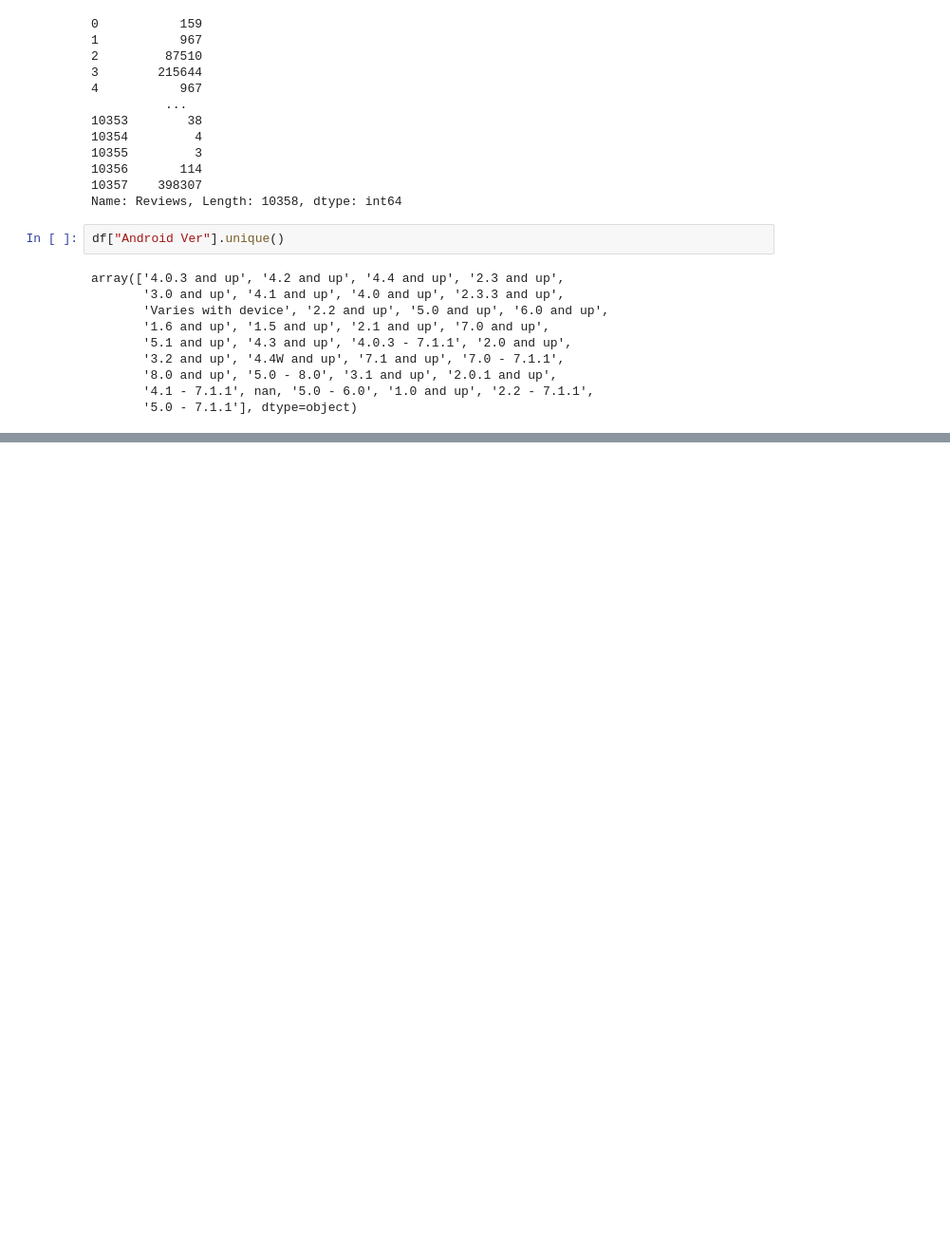
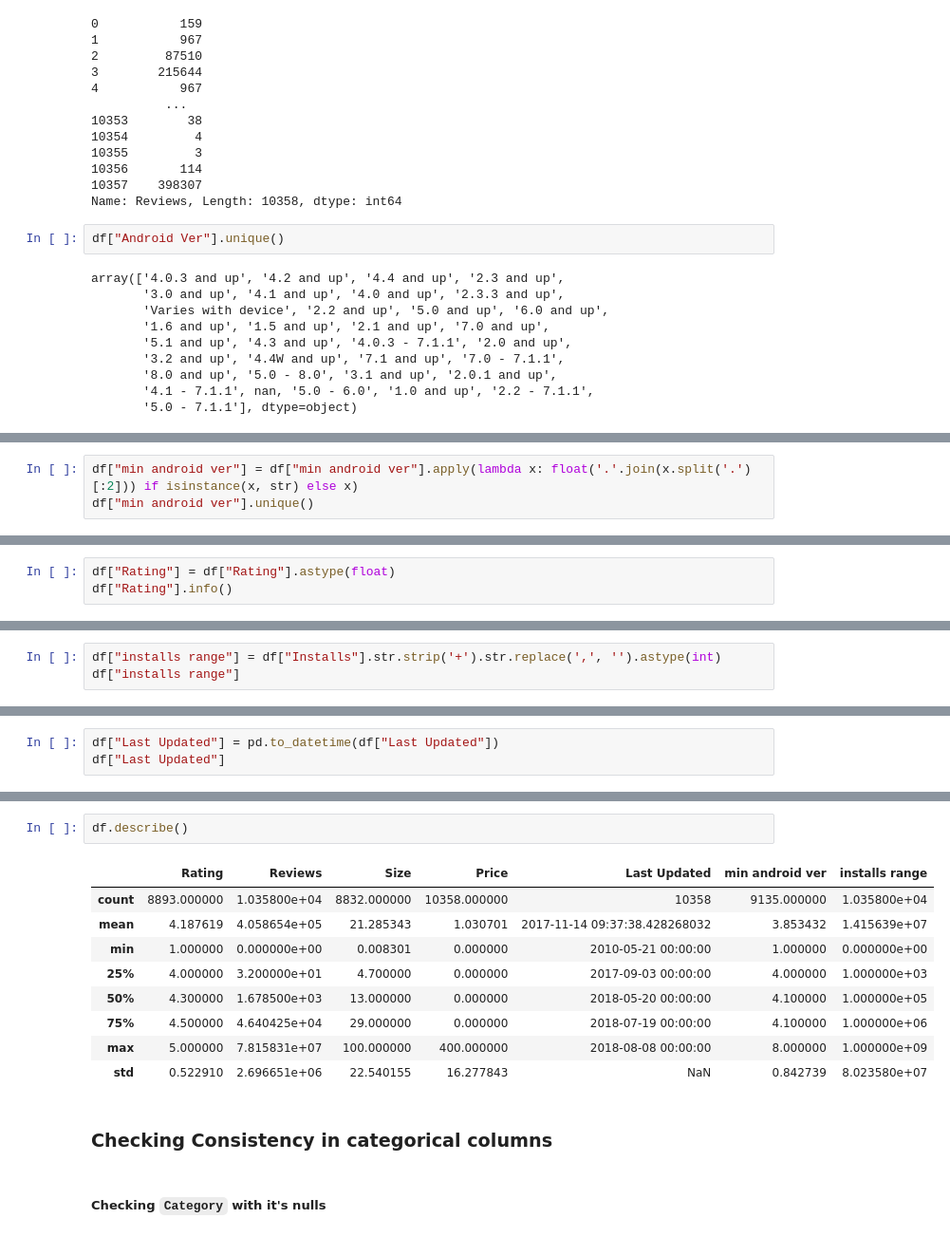
Before and after one commit to YoussifAhmed66/Play-Store-apps-data-cleaning-and-preprocessing, a Jupyter notebook: Script.ipynb, the cells around one changed output, grey strips where cells are left out. Shown at 95% size. Saved outputs shown, nothing was run; the diff lists cells and outputs as text; blank space fills up the shorter version.

Commit message:
Data cleaning done except handeling nulls

```diff
--- a/Script.ipynb
+++ b/Script.ipynb
@@ -269,0 +312,3 @@ def clean_android_ver(version):
+# %%
+df["min android ver"] = df["min android ver"].apply(lambda x: float('.'.join(x.split('.')[:2])) if isinstance(x, str) else x)
+df["min android ver"].unique()
@@ -269,0 +320,3 @@ def clean_android_ver(version):
+# %%
+df["Rating"] = df["Rating"].astype(float)
+df["Rating"].info()
@@ -269,0 +341,3 @@ def clean_android_ver(version):
+# %%
+df["installs range"] = df["Installs"].str.strip('+').str.replace(',', '').astype(int)
+df["installs range"]
@@ -269,0 +359,3 @@ def clean_android_ver(version):
+# %%
+df["Last Updated"] = pd.to_datetime(df["Last Updated"])
+df["Last Updated"]
@@ -269,0 +395,16 @@ def clean_android_ver(version):
+# %%
+df.describe()
+# %% [output]
+|  | Rating | Reviews | Size | Price | Last Updated | min android ver | installs range |
+| count | 8893.000000 | 1.035800e+04 | 8832.000000 | 10358.000000 | 10358 | 9135.000000 | 1.035800e+04 |
+| mean | 4.187619 | 4.058654e+05 | 21.285343 | 1.030701 | 2017-11-14 09:37:38.428268032 | 3.853432 | 1.415639e+07 |
+| min | 1.000000 | 0.000000e+00 | 0.008301 | 0.000000 | 2010-05-21 00:00:00 | 1.000000 | 0.000000e+00 |
+| 25% | 4.000000 | 3.200000e+01 | 4.700000 | 0.000000 | 2017-09-03 00:00:00 | 4.000000 | 1.000000e+03 |
+| 50% | 4.300000 | 1.678500e+03 | 13.000000 | 0.000000 | 2018-05-20 00:00:00 | 4.100000 | 1.000000e+05 |
+| 75% | 4.500000 | 4.640425e+04 | 29.000000 | 0.000000 | 2018-07-19 00:00:00 | 4.100000 | 1.000000e+06 |
+| max | 5.000000 | 7.815831e+07 | 100.000000 | 400.000000 | 2018-08-08 00:00:00 | 8.000000 | 1.000000e+09 |
+| std | 0.522910 | 2.696651e+06 | 22.540155 | 16.277843 | NaN | 0.842739 | 8.023580e+07 |
+# %% [markdown]
+### Checking Consistency in categorical columns
+# %% [markdown]
+##### Checking `Category` with it's nulls
```
Also changed, not shown: parts of 37 cells of this notebook.
